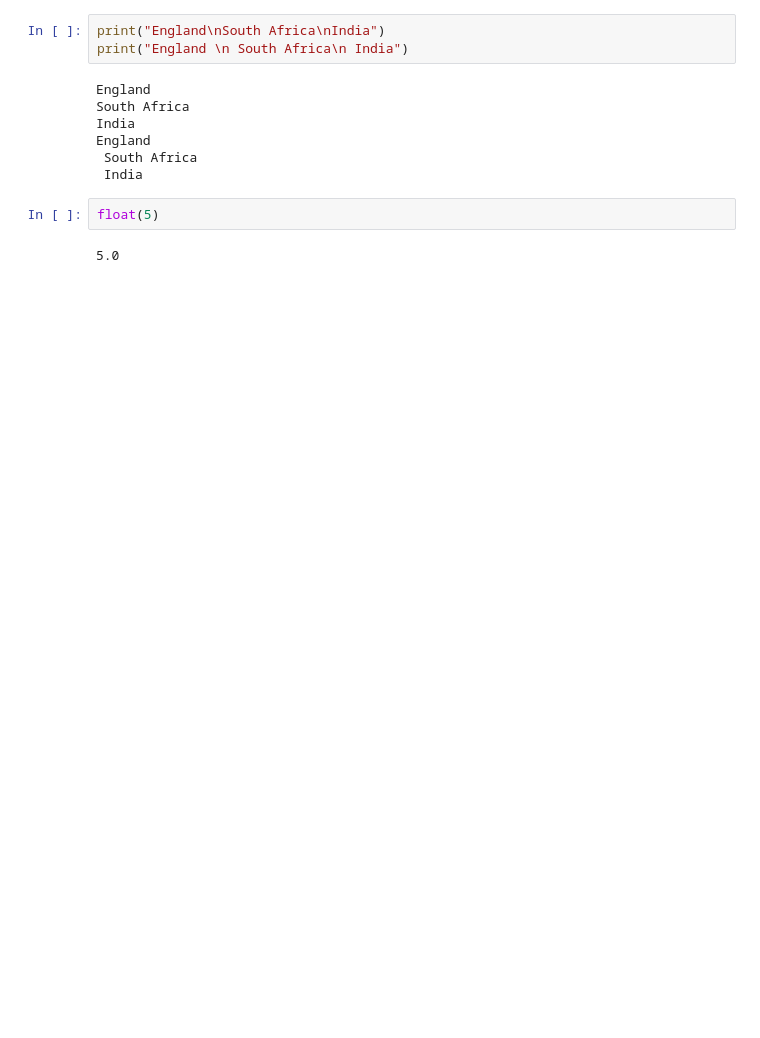
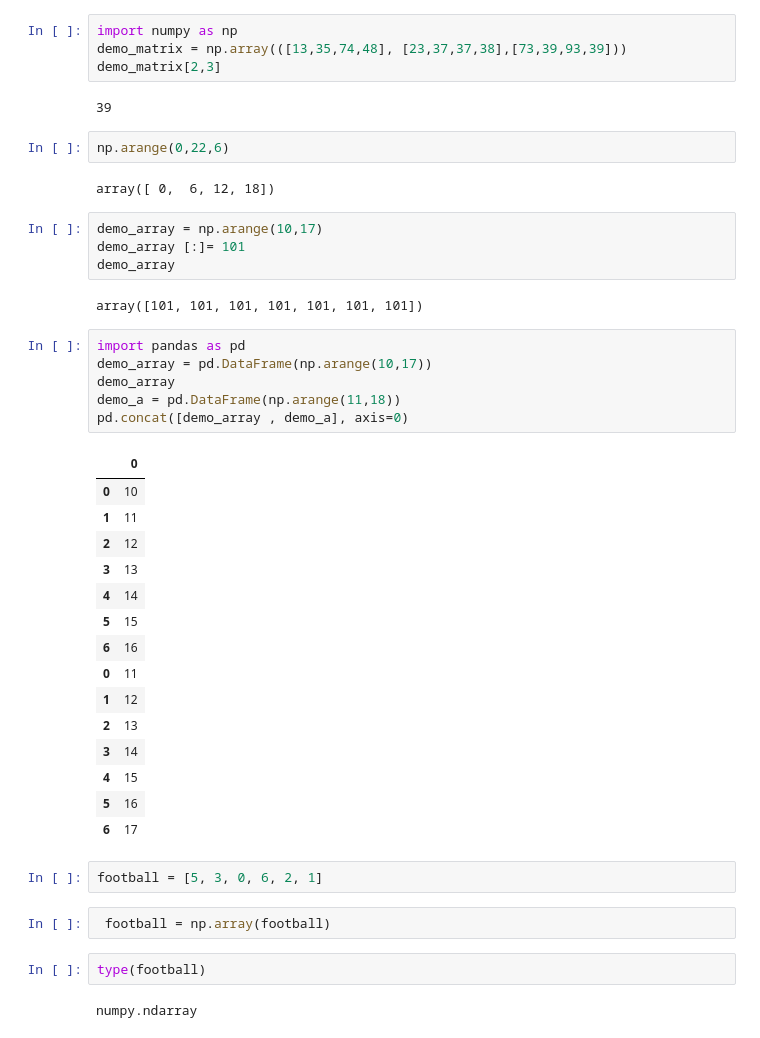
Before and after one commit to hmamoun/Python, a Jupyter notebook: Untitled2.ipynb, the cells around one changed output. Cells and saved outputs as stored; diff of their text form; blank space fills up the shorter version.

```diff
--- a/Untitled2.ipynb
+++ b/Untitled2.ipynb
@@ -51,14 +1,46 @@ y =  9
-# %%
-print("England\nSouth Africa\nIndia")
-print("England \n South Africa\n India")
-# %% [output]
-England
-South Africa
-India
-England
- South Africa
- India
-# %%
-float(5)
-# %% [output]
-5.0
+# %%
+import numpy as np
+demo_matrix = np.array(([13,35,74,48], [23,37,37,38],[73,39,93,39]))
+demo_matrix[2,3]
+# %% [output]
+39
+# %%
+np.arange(0,22,6)
+# %% [output]
+array([ 0,  6, 12, 18])
+# %%
+demo_array = np.arange(10,17)
+demo_array [:]= 101
+demo_array
+# %% [output]
+array([101, 101, 101, 101, 101, 101, 101])
+# %%
+import pandas as pd
+demo_array = pd.DataFrame(np.arange(10,17))
+demo_array
+demo_a = pd.DataFrame(np.arange(11,18))
+pd.concat([demo_array , demo_a], axis=0)
+# %% [output]
+|  | 0 |
+| 0 | 10 |
+| 1 | 11 |
+| 2 | 12 |
+| 3 | 13 |
+| 4 | 14 |
+| 5 | 15 |
+| 6 | 16 |
+| 0 | 11 |
+| 1 | 12 |
+| 2 | 13 |
+| 3 | 14 |
+| 4 | 15 |
+| 5 | 16 |
+| 6 | 17 |
+# %%
+football = [5, 3, 0, 6, 2, 1]
+# %%
+ football = np.array(football)
+# %%
+type(football)
+# %% [output]
+numpy.ndarray
```
Also changed, not shown: parts of 6 cells of this notebook, 12 other files.
